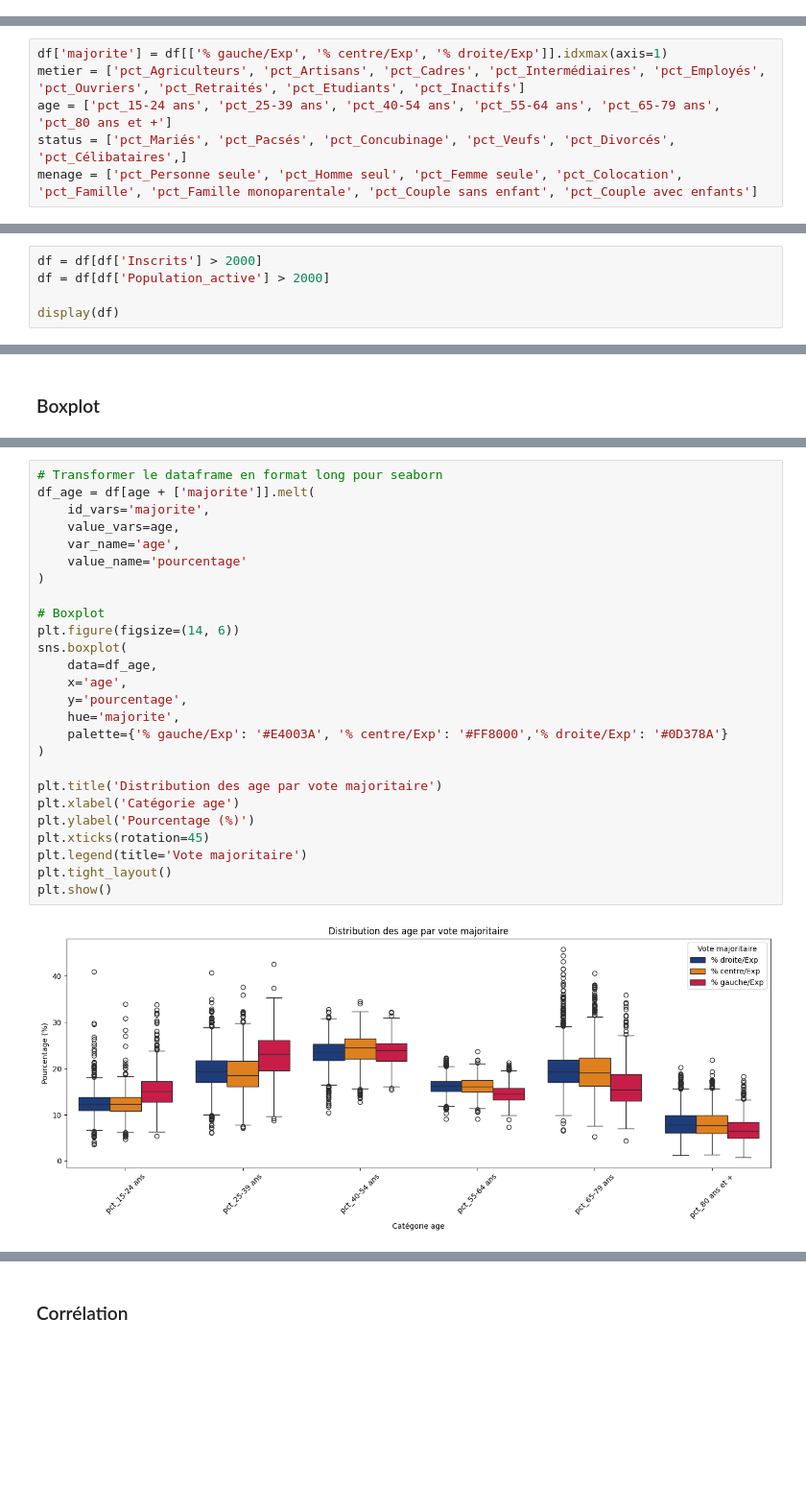
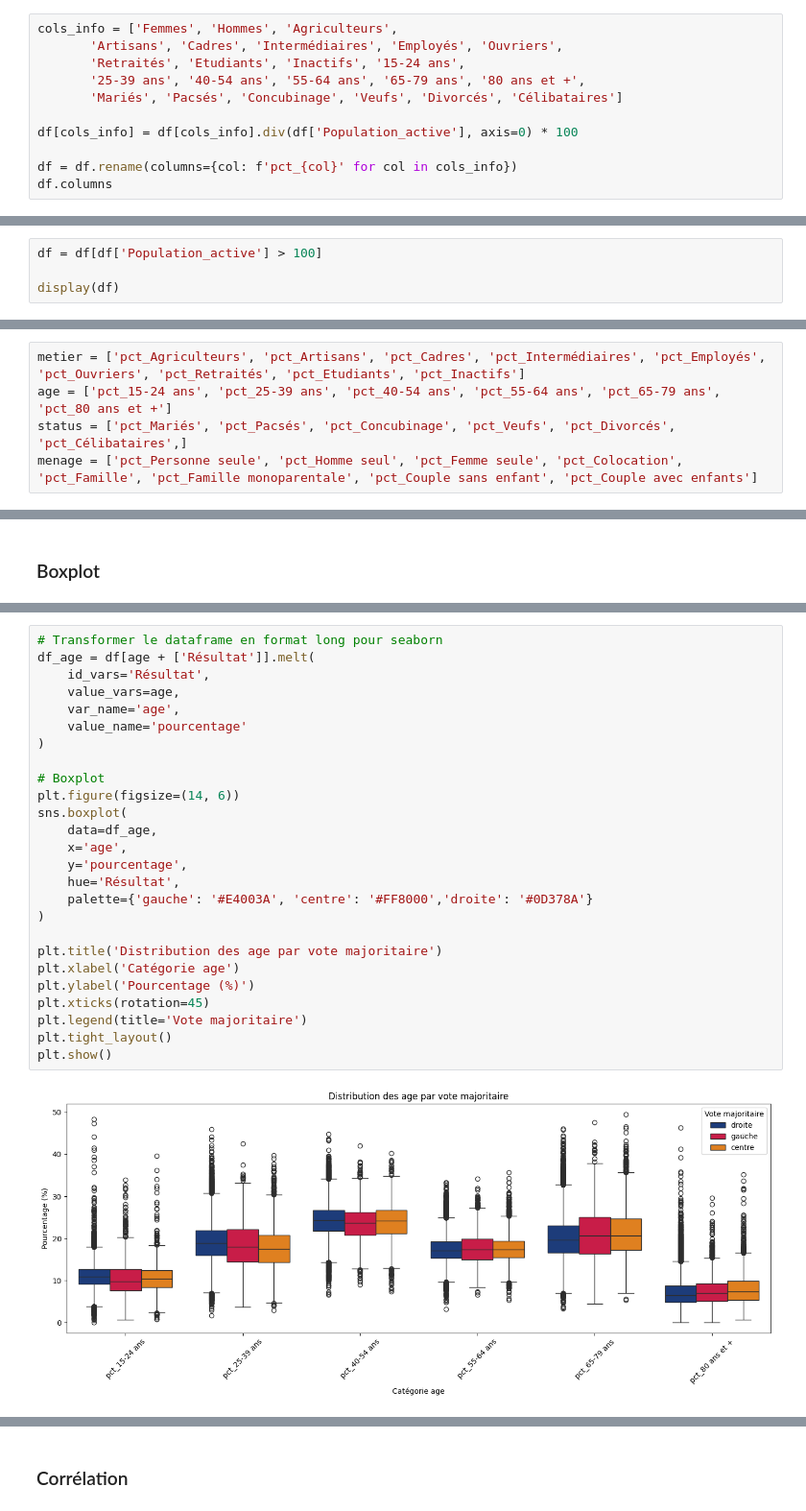
Before and after one commit to AlexandreCrestien/political-prediction, a Jupyter notebook: eda/eda_final.ipynb, the cells around one changed output, grey strips where cells are left out. Shown at 96% size. Saved outputs shown, nothing was run; the diff lists cells and outputs as text; blank space fills up the shorter version.

```diff
--- a/eda/eda_final.ipynb
+++ b/eda/eda_final.ipynb
@@ -80,0 +45,11 @@ df= df.dropna(subset=['% gauche/Exp'])
+# %%
+cols_info = ['Femmes', 'Hommes', 'Agriculteurs',
+       'Artisans', 'Cadres', 'Intermédiaires', 'Employés', 'Ouvriers',
+       'Retraités', 'Etudiants', 'Inactifs', '15-24 ans',
+       '25-39 ans', '40-54 ans', '55-64 ans', '65-79 ans', '80 ans et +',
+       'Mariés', 'Pacsés', 'Concubinage', 'Veufs', 'Divorcés', 'Célibataires']
+
+df[cols_info] = df[cols_info].div(df['Population_active'], axis=0) * 100
+
+df = df.rename(columns={col: f'pct_{col}' for col in cols_info})
+df.columns
@@ -80,0 +70,4 @@ df= df.dropna(subset=['% gauche/Exp'])
+# %%
+df = df[df['Population_active'] > 100]
+
+display(df)
@@ -81,5 +90,4 @@ df= df.dropna(subset=['% gauche/Exp'])
 # %%
-df['majorite'] = df[['% gauche/Exp', '% centre/Exp', '% droite/Exp']].idxmax(axis=1)
 metier = ['pct_Agriculteurs', 'pct_Artisans', 'pct_Cadres', 'pct_Intermédiaires', 'pct_Employés', 'pct_Ouvriers', 'pct_Retraités', 'pct_Etudiants', 'pct_Inactifs']
 age = ['pct_15-24 ans', 'pct_25-39 ans', 'pct_40-54 ans', 'pct_55-64 ans', 'pct_65-79 ans', 'pct_80 ans et +']
 status = ['pct_Mariés', 'pct_Pacsés', 'pct_Concubinage', 'pct_Veufs', 'pct_Divorcés', 'pct_Célibataires',]
@@ -152,5 +155,0 @@ df[df['sum_menage_top'] > 104][['Libellé de la commune', 'Population_active', '
-# %%
-df = df[df['Inscrits'] > 2000]
-df = df[df['Population_active'] > 2000]
-
-display(df)
@@ -210,30 +191,30 @@ plt.show()
 # %%
 # Transformer le dataframe en format long pour seaborn
-df_age = df[age + ['majorite']].melt(
-    id_vars='majorite',
+df_age = df[age + ['Résultat']].melt(
+    id_vars='Résultat',
     value_vars=age,
     var_name='age',
     value_name='pourcentage'
 )
 
 # Boxplot
 plt.figure(figsize=(14, 6))
 sns.boxplot(
     data=df_age,
     x='age',
     y='pourcentage',
-    hue='majorite',
-    palette={'% gauche/Exp': '#E4003A', '% centre/Exp': '#FF8000','% droite/Exp': '#0D378A'}
+    hue='Résultat',
+    palette={'gauche': '#E4003A', 'centre': '#FF8000','droite': '#0D378A'}
 )
 
 plt.title('Distribution des age par vote majoritaire')
 plt.xlabel('Catégorie age')
 plt.ylabel('Pourcentage (%)')
 plt.xticks(rotation=45)
 plt.legend(title='Vote majoritaire')
 plt.tight_layout()
 plt.show()
 # %% [output]
-[figure, old version]
+[figure, new version]
 # %%
 # Transformer le dataframe en format long pour seaborn
```
Also changed, not shown: parts of 31 cells of this notebook.
